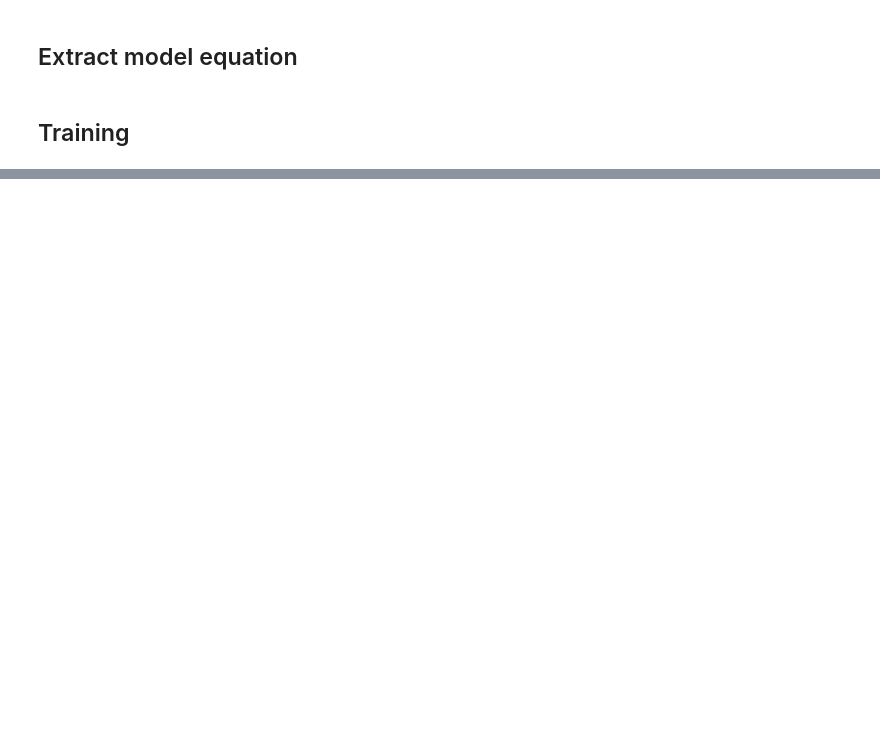
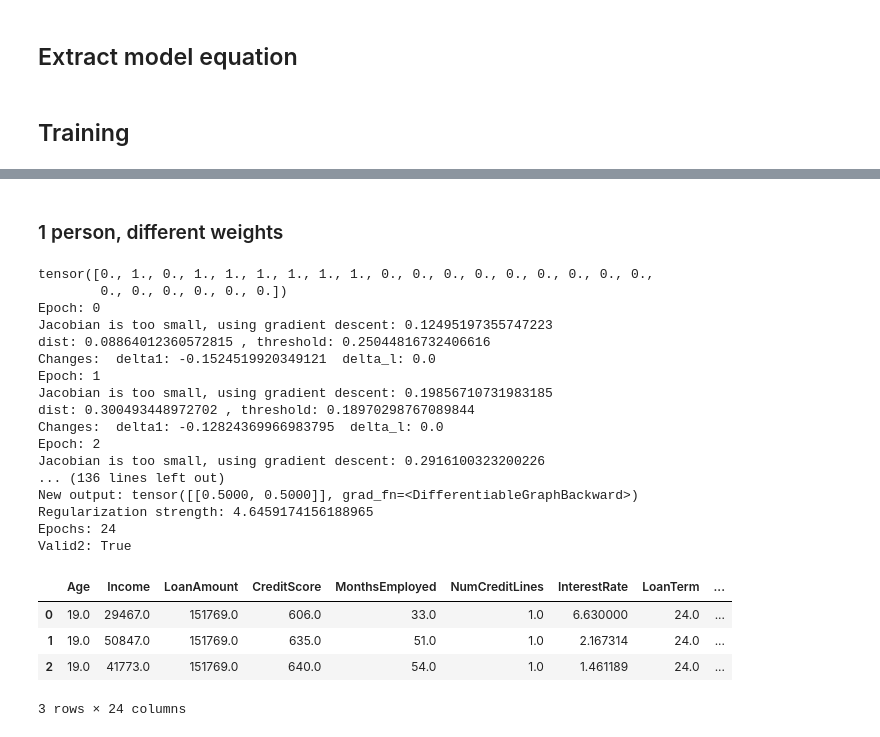
Before and after one commit to javiprietod/TFG, a Jupyter notebook: counter_grad.ipynb, the cells around one changed output, grey strips where cells are left out. Drawn from its saved outputs; the diff is of its cells as text; code cells hidden in the pictures; blank space fills up the shorter version.

```diff
--- a/counter_grad.ipynb
+++ b/counter_grad.ipynb
@@ -483,0 +434,57 @@ True
+# %% [markdown]
+### 1 person, different weights
+# %%
+import src.counterfactual
+
+importlib.reload(src.counterfactual)
+from src.counterfactual import newton_op
+
+reg_int=True
+reg_clamp=False
+check = Checks(model, metadata, reg_int=reg_int, reg_clamp=reg_clamp)
+
+person = inputs_useful[1]
+
+weights1 = weights.clone()
+print(weights1)
+p_new1, state_p = newton_op(model, person, metadata, weights1, 0.2, reg_int=reg_int, reg_clamp=reg_clamp, print_=True)
+valid1 = check(person, p_new, weights)
+print("Valid1:", valid1)
+
+weights2 = weights.clone()
+weights2[1] = 2
+print(weights2)
+p_new2, state_p = newton_op(model, person, metadata, weights2, 0.2, reg_int=reg_int, reg_clamp=reg_clamp, print_=True)
+valid2 = check(person, p_new, weights)
+print("Valid2:", valid2)
+
+display(pd.DataFrame([unscale_instance(person, metadata).detach().numpy(), unscale_instance(p_new1, metadata).detach().numpy(), unscale_instance(p_new2, metadata).detach().numpy()], columns=metadata.columns))
+# display(check.sorted_points)
+# print(model(p_new.unsqueeze(0))[0][0].item(), model(p_new.unsqueeze(0)).argmax(dim=1))
+# if check.sorted_points is not None:
+#     minimal = torch.tensor(check.sorted_points.iloc[0, :-2].values).float()
+#     print(distance(person, p_new, weights).item(), distance(person, minimal, weights).item())
+#     display(pd.DataFrame(unscale_batch(torch.tensor(check.sorted_points.to_numpy()[:, :-2]).float(), metadata), columns=metadata.columns))
+# %% [output]
+tensor([0., 1., 0., 1., 1., 1., 1., 1., 1., 0., 0., 0., 0., 0., 0., 0., 0., 0.,
+        0., 0., 0., 0., 0., 0.])
+Epoch: 0
+Jacobian is too small, using gradient descent: 0.12495197355747223
+dist: 0.08864012360572815 , threshold: 0.25044816732406616
+Changes:  delta1: -0.1524519920349121  delta_l: 0.0
+Epoch: 1
+Jacobian is too small, using gradient descent: 0.19856710731983185
+dist: 0.300493448972702 , threshold: 0.18970298767089844
+Changes:  delta1: -0.12824369966983795  delta_l: 0.0
+Epoch: 2
+Jacobian is too small, using gradient descent: 0.2916100323200226
+... (136 lines left out)
+New output: tensor([[0.5000, 0.5000]], grad_fn=<DifferentiableGraphBackward>)
+Regularization strength: 4.6459174156188965
+Epochs: 24
+Valid2: True
+|  | Age | Income | LoanAmount | CreditScore | MonthsEmployed | NumCreditLines | InterestRate | LoanTerm | ... |
+| 0 | 19.0 | 29467.0 | 151769.0 | 606.0 | 33.0 | 1.0 | 6.630000 | 24.0 | ... |
+| 1 | 19.0 | 50847.0 | 151769.0 | 635.0 | 51.0 | 1.0 | 2.167314 | 24.0 | ... |
+| 2 | 19.0 | 41773.0 | 151769.0 | 640.0 | 54.0 | 1.0 | 1.461189 | 24.0 | ... |
+3 rows × 24 columns
```
Also changed, not shown: parts of 27 cells of this notebook, 6 other files.
